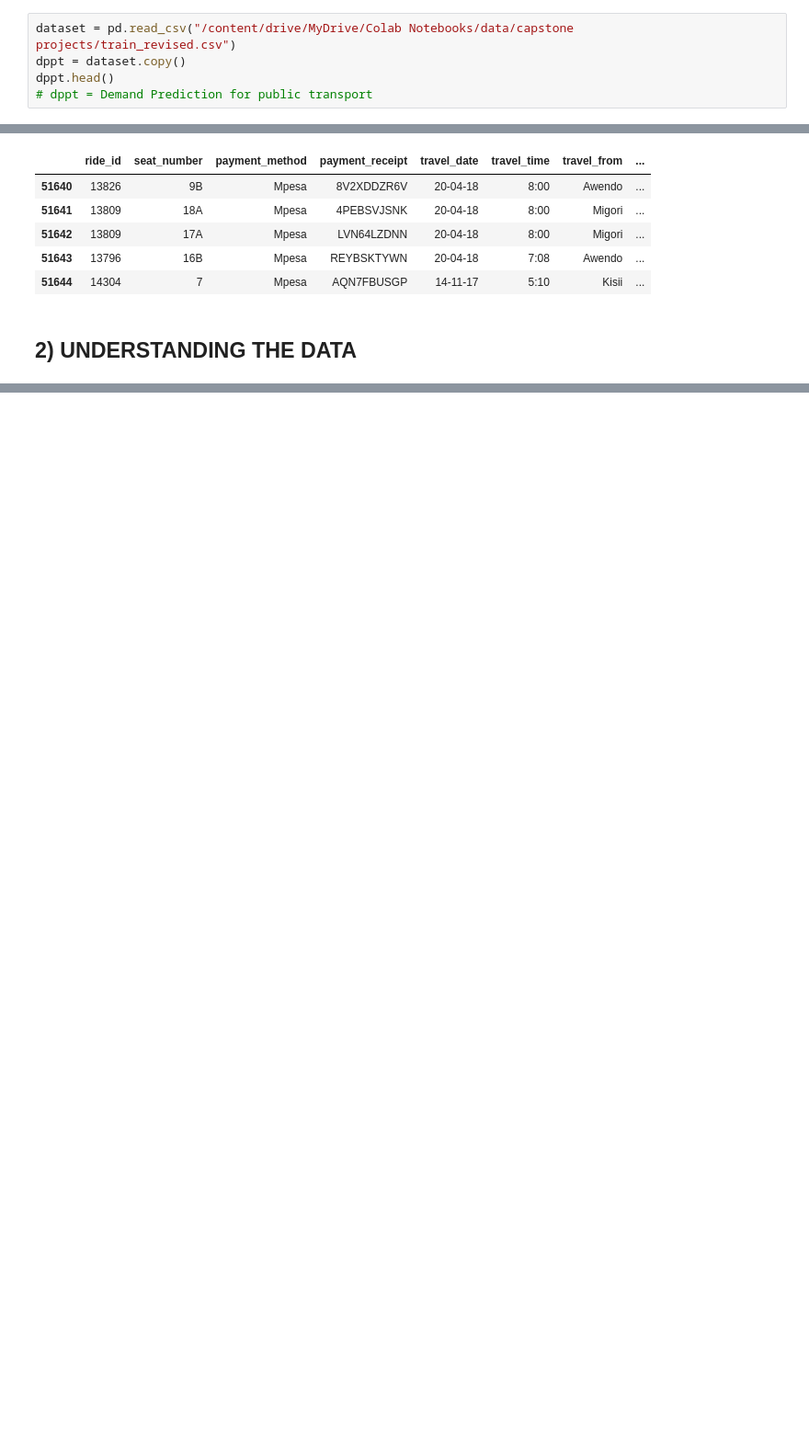
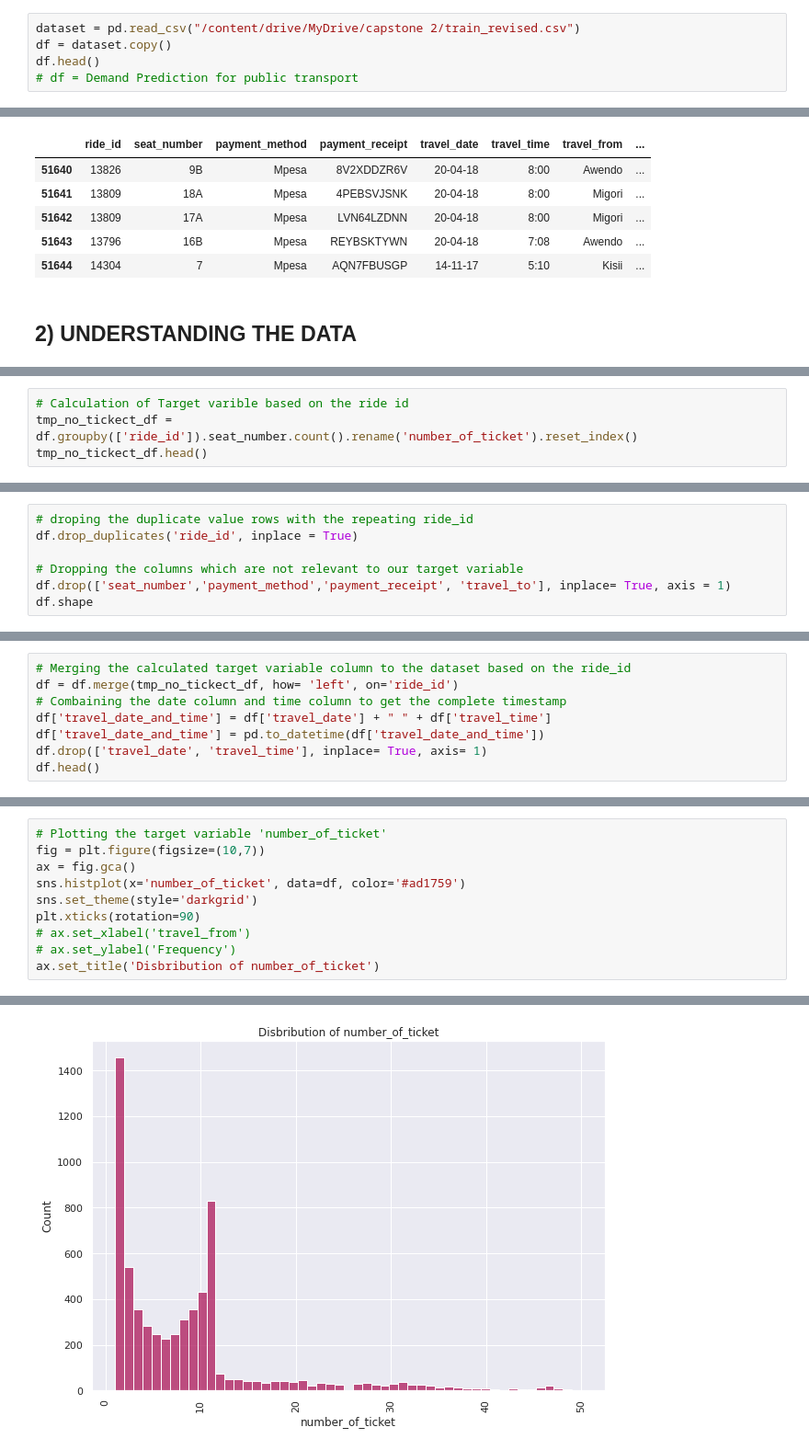
Before and after one commit to vinodvicki/-Demand-Prediction-for-public-transport, a Jupyter notebook: Copy_of_Demand_Prediction_for_Public_Transport_Capstone_Project.ipynb, the cells around one changed output, grey strips where cells are left out. Shown at 92% size. Drawn from its saved outputs; the diff is of its cells as text; blank space fills up the shorter version.

```diff
--- a/Copy_of_Demand_Prediction_for_Public_Transport_Capstone_Project.ipynb
+++ b/Copy_of_Demand_Prediction_for_Public_Transport_Capstone_Project.ipynb
@@ -76,8 +76,8 @@ Mounted at /content/drive
 # %%
-dataset = pd.read_csv("/content/drive/MyDrive/Colab Notebooks/data/capstone projects/train_revised.csv")
-dppt = dataset.copy()
-dppt.head()
-# dppt = Demand Prediction for public transport
+dataset = pd.read_csv("/content/drive/MyDrive/capstone 2/train_revised.csv")
+df = dataset.copy()
+df.head()
+# df = Demand Prediction for public transport
 # %% [output]
 |  | ride_id | seat_number | payment_method | payment_receipt | travel_date | travel_time | travel_from | ... |
 | 0 | 1442 | 15A | Mpesa | UZUEHCBUSO | 17-10-17 | 7:15 | Migori | ... |
@@ -205,0 +171,4 @@ pd.DataFrame(dppt.travel_time.value_counts())
+# %%
+# Calculation of Target varible based on the ride id
+tmp_no_tickect_df = df.groupby(['ride_id']).seat_number.count().rename('number_of_ticket').reset_index()
+tmp_no_tickect_df.head()
@@ -205,0 +182,7 @@ pd.DataFrame(dppt.travel_time.value_counts())
+# %%
+# droping the duplicate value rows with the repeating ride_id
+df.drop_duplicates('ride_id', inplace = True)
+
+# Dropping the columns which are not relevant to our target variable
+df.drop(['seat_number','payment_method','payment_receipt', 'travel_to'], inplace= True, axis = 1)
+df.shape
@@ -205,0 +191,8 @@ pd.DataFrame(dppt.travel_time.value_counts())
+# %%
+# Merging the calculated target variable column to the dataset based on the ride_id
+df = df.merge(tmp_no_tickect_df, how= 'left', on='ride_id')
+# Combaining the date column and time column to get the complete timestamp
+df['travel_date_and_time'] = df['travel_date'] + " " + df['travel_time']
+df['travel_date_and_time'] = pd.to_datetime(df['travel_date_and_time'])
+df.drop(['travel_date', 'travel_time'], inplace= True, axis= 1)
+df.head()
@@ -205,0 +210,11 @@ pd.DataFrame(dppt.travel_time.value_counts())
+# %%
+# Plotting the target variable 'number_of_ticket'
+fig = plt.figure(figsize=(10,7))
+ax = fig.gca()
+sns.histplot(x='number_of_ticket', data=df, color='#ad1759')
+sns.set_theme(style='darkgrid')
+plt.xticks(rotation=90)
+# ax.set_xlabel('travel_from')
+# ax.set_ylabel('Frequency')
+ax.set_title('Disbribution of number_of_ticket')
+# %% [output]
@@ -205,0 +222 @@ pd.DataFrame(dppt.travel_time.value_counts())
+[figure, added]
```
Also changed, not shown: parts of 117 cells of this notebook.
